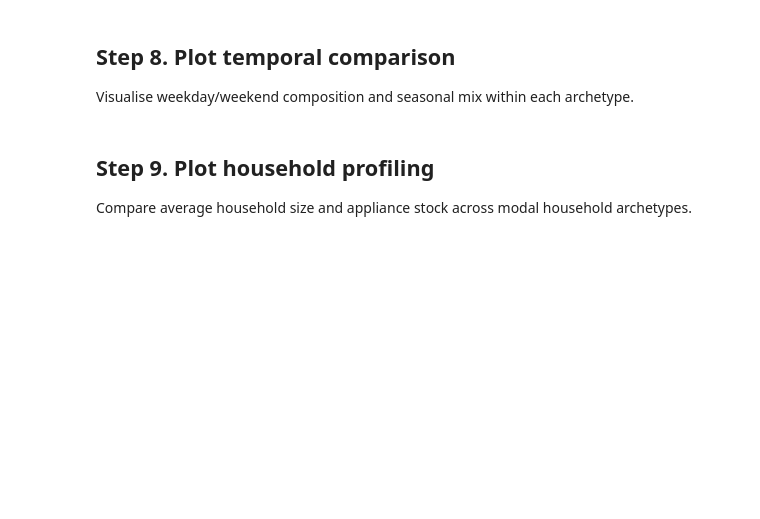
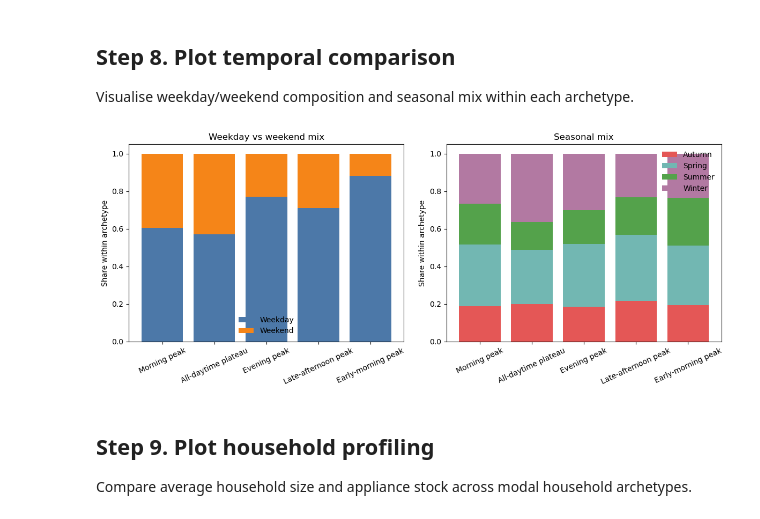
Before and after one commit to 5t5gojo/benv0115-IDEAL-analysis, a Jupyter notebook: script/0145_stage3_descriptive_analysis.ipynb, the cells around one changed output. Cells and saved outputs as stored; diff of their text form; code cells hidden in the pictures; blank space fills up the shorter version.

Commit message:
Sync Stage 3 and Stage 4 notebooks with latest outputs

```diff
--- a/script/0145_stage3_descriptive_analysis.ipynb
+++ b/script/0145_stage3_descriptive_analysis.ipynb
@@ -16,9 +16,12 @@ ROOT = Path.cwd()
 if ROOT.name == 'script':
     ROOT = ROOT.parent
 SCRIPT_DIR = ROOT / 'script'
+STAGE2_DIR = SCRIPT_DIR / 'outputs' / 'stage2_clustering'
+STAGE3_DIR = SCRIPT_DIR / 'outputs' / 'stage3_descriptive'
+STAGE3_DIR.mkdir(parents=True, exist_ok=True)
 
-DAILY_PATH = SCRIPT_DIR / 'outputs' / 'stage2_clustering' / 'daily_archetypes_enhanced.csv'
-HOUSEHOLD_PATH = SCRIPT_DIR / 'outputs' / 'stage2_clustering' / 'household_archetypes_enhanced.csv'
+DAILY_PATH = STAGE2_DIR / 'daily_archetypes_enhanced.csv'
+HOUSEHOLD_PATH = STAGE2_DIR / 'household_archetypes_enhanced.csv'
 
 daily_df = pd.read_csv(DAILY_PATH, low_memory=False)
 household_df = pd.read_csv(HOUSEHOLD_PATH, low_memory=False)
@@ -80,13 +99,7 @@ Compare weekday vs weekend composition and seasonal mix within each archetype.
 # %%
 weekend_mix = (
     daily_df.assign(day_count=1)
-    .pivot_table(
-        index=['daily_archetype', 'archetype_name'],
-        columns='is_weekend',
-        values='day_count',
-        aggfunc='sum',
-        fill_value=0,
-    )
+    .pivot_table(index=['daily_archetype', 'archetype_name'], columns='is_weekend', values='day_count', aggfunc='sum', fill_value=0)
     .rename(columns={False: 'weekday_days', True: 'weekend_days'})
     .reset_index()
 )
@@ -95,21 +108,13 @@ weekend_mix['weekend_share_within_archetype'] = weekend_mix['weekend_days'] / (w
 
 season_mix = (
     daily_df.assign(day_count=1)
-    .pivot_table(
-        index=['daily_archetype', 'archetype_name'],
-        columns='season',
-        values='day_count',
-        aggfunc='sum',
-        fill_value=0,
-    )
+    .pivot_table(index=['daily_archetype', 'archetype_name'], columns='season', values='day_count', aggfunc='sum', fill_value=0)
     .rename(columns=lambda c: f'{str(c).lower()}_days')
     .reset_index()
 )
 
 total_by_arch = daily_df.groupby(['daily_archetype', 'archetype_name']).size().rename('n_days').reset_index()
-temporal_profile = weekend_mix.merge(season_mix, on=['daily_archetype', 'archetype_name'], how='left').merge(
-    total_by_arch, on=['daily_archetype', 'archetype_name'], how='left'
-)
+temporal_profile = weekend_mix.merge(season_mix, on=['daily_archetype', 'archetype_name'], how='left').merge(total_by_arch, on=['daily_archetype', 'archetype_name'], how='left')
 for season in ['autumn', 'spring', 'summer', 'winter']:
     days_col = f'{season}_days'
     temporal_profile[f'{season}_share_within_archetype'] = temporal_profile[days_col] / temporal_profile['n_days']
@@ -216,33 +234,29 @@ Visualise weekday/weekend composition and seasonal mix within each archetype.
 # %%
 fig_temporal, axes = plt.subplots(1, 2, figsize=(12, 5))
 
 axes[0].bar(temporal_profile['archetype_name'], temporal_profile['weekday_share_within_archetype'], label='Weekday', color='#4C78A8')
-axes[0].bar(
-    temporal_profile['archetype_name'],
-    temporal_profile['weekend_share_within_archetype'],
-    bottom=temporal_profile['weekday_share_within_archetype'],
-    label='Weekend',
-    color='#F58518',
-)
+axes[0].bar(temporal_profile['archetype_name'], temporal_profile['weekend_share_within_archetype'], bottom=temporal_profile['weekday_share_within_archetype'], label='Weekend', color='#F58518')
 axes[0].set_title('Weekday vs weekend mix')
 axes[0].tick_params(axis='x', rotation=25)
 axes[0].set_ylabel('Share within archetype')
 axes[0].legend(frameon=False)
 
 season_cols = ['autumn_share_within_archetype', 'spring_share_within_archetype', 'summer_share_within_archetype', 'winter_share_within_archetype']
 season_labels = ['Autumn', 'Spring', 'Summer', 'Winter']
 season_colors = ['#E45756', '#72B7B2', '#54A24B', '#B279A2']
 bottom = pd.Series(0.0, index=temporal_profile.index)
 for col, label, color in zip(season_cols, season_labels, season_colors):
     axes[1].bar(temporal_profile['archetype_name'], temporal_profile[col], bottom=bottom, label=label, color=color)
     bottom = bottom + temporal_profile[col]
 axes[1].set_title('Seasonal mix')
 axes[1].tick_params(axis='x', rotation=25)
 axes[1].set_ylabel('Share within archetype')
 axes[1].legend(frameon=False)
 
 plt.tight_layout()
 plt.show()
+# %% [output]
+[figure, added]
 # %% [markdown]
 ## Step 9. Plot household profiling
 
```
Also changed, not shown: parts of 11 cells of this notebook, 2 other files.
